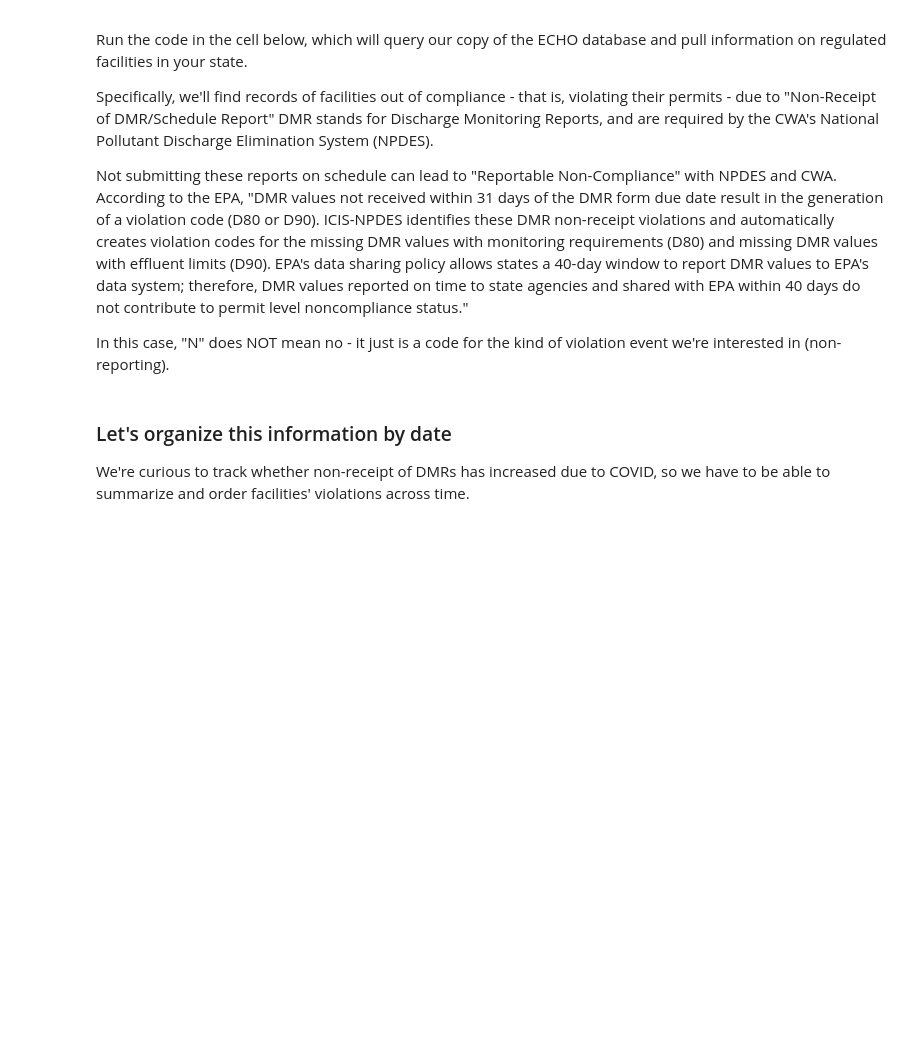
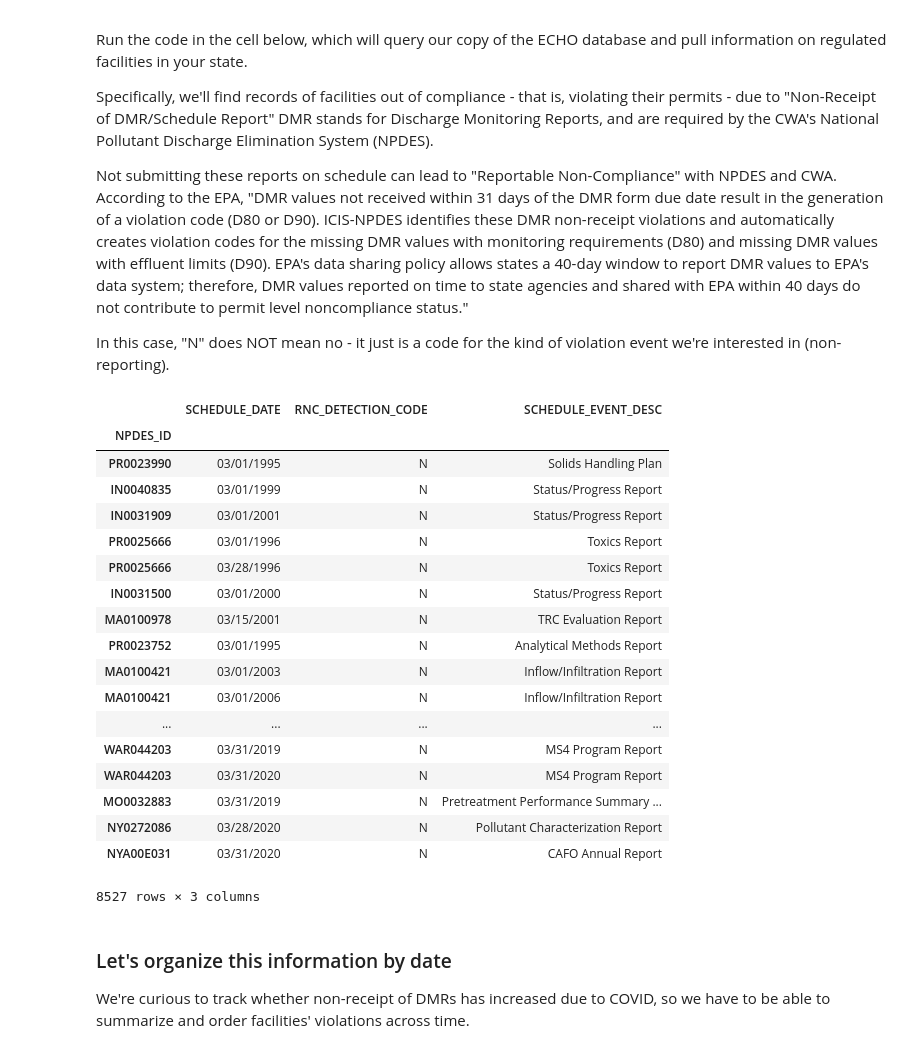
Before and after one commit to edgi-govdata-archiving/ECHO-COVID19, a Jupyter notebook: ECHO-COVID19.ipynb, the cells around one changed output. Saved outputs shown, nothing was run; the diff lists cells and outputs as text; code cells hidden in the pictures; blank space fills up the shorter version.

```diff
--- a/ECHO-COVID19.ipynb
+++ b/ECHO-COVID19.ipynb
@@ -417,16 +464,36 @@ Not submitting these reports on schedule can lead to "Reportable Non-Compliance"
 
 In this case, "N" does NOT mean no - it just is a code for the kind of violation event we're interested in (non-reporting).
 # %%
-sql = "select NPDES_ID, SCHEDULE_DATE, RNC_DETECTION_CODE" + \
+sql = "select NPDES_ID, SCHEDULE_DATE, RNC_DETECTION_CODE, SCHEDULE_EVENT_DESC" + \
     " from NPDES_PS_VIOLATIONS where RNC_DETECTION_CODE = 'N' and " + \
     " SCHEDULE_DATE like '"+mnth+"/%'"
 #" NPDES_ID like '" + my_state + "%'"
 url='http://apps.tlt.stonybrook.edu/echoepa/?query='
 data_location=url+urllib.parse.quote(sql)
 
 data = pd.read_csv(data_location,encoding='iso-8859-1',header = 0)
 data.set_index("NPDES_ID", inplace=True)
 data
+# %% [output]
+|  | SCHEDULE_DATE | RNC_DETECTION_CODE | SCHEDULE_EVENT_DESC |
+| NPDES_ID |  |  |  |
+| PR0023990 | 03/01/1995 | N | Solids Handling Plan |
+| IN0040835 | 03/01/1999 | N | Status/Progress Report |
+| IN0031909 | 03/01/2001 | N | Status/Progress Report |
+| PR0025666 | 03/01/1996 | N | Toxics Report |
+| PR0025666 | 03/28/1996 | N | Toxics Report |
+| IN0031500 | 03/01/2000 | N | Status/Progress Report |
+| MA0100978 | 03/15/2001 | N | TRC Evaluation Report |
+| PR0023752 | 03/01/1995 | N | Analytical Methods Report |
+| MA0100421 | 03/01/2003 | N | Inflow/Infiltration Report |
+| MA0100421 | 03/01/2006 | N | Inflow/Infiltration Report |
+| ... | ... | ... | ... |
+| WAR044203 | 03/31/2019 | N | MS4 Program Report |
+| WAR044203 | 03/31/2020 | N | MS4 Program Report |
+| MO0032883 | 03/31/2019 | N | Pretreatment Performance Summary ... |
+| NY0272086 | 03/28/2020 | N | Pollutant Characterization Report |
+| NYA00E031 | 03/31/2020 | N | CAFO Annual Report |
+8527 rows × 3 columns
 # %% [markdown]
 ### Let's organize this information by date
 We're curious to track whether non-receipt of DMRs has increased due to COVID, so we have to be able to summarize and order facilities' violations across time.
```
Also changed, not shown: parts of 13 cells of this notebook.
